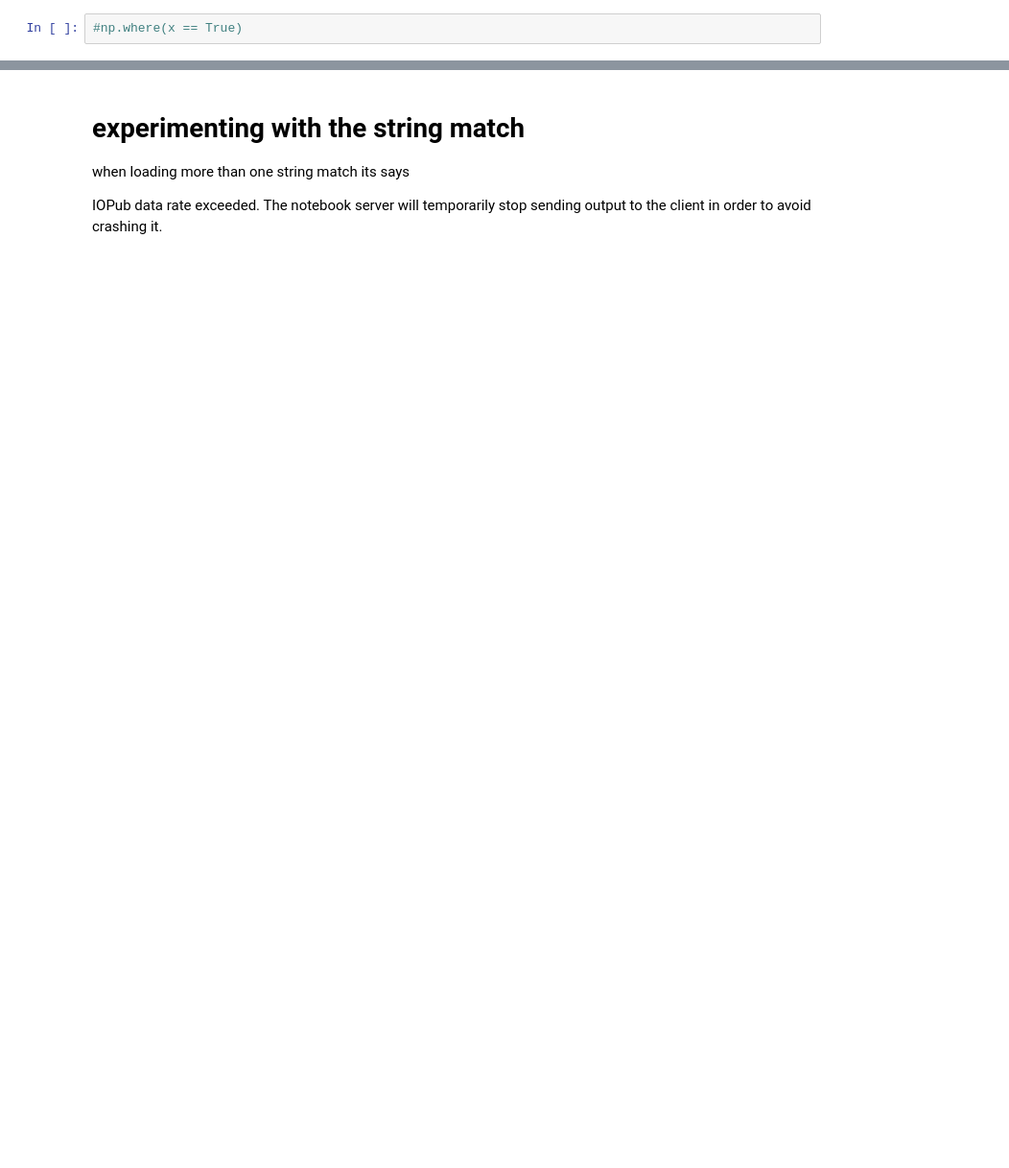
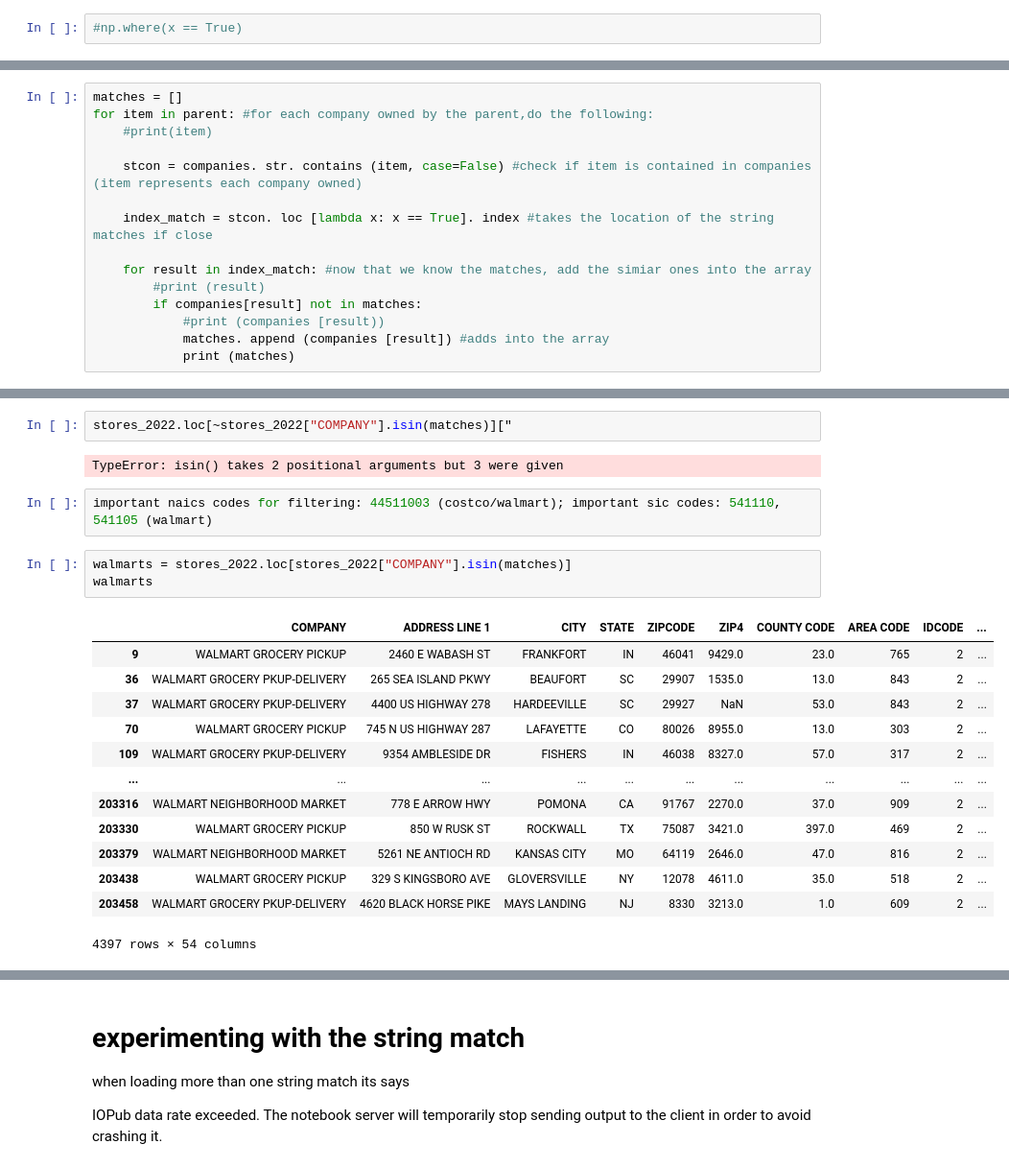
Before and after one commit to uchicago-dsi/rafi-grocery, a Jupyter notebook: String Match Week 3 .ipynb, the cells around one changed output, grey strips where cells are left out. Shown at 96% size. Cells and saved outputs as stored; diff of their text form; blank space fills up the shorter version.

Commit message:
String Match week 3

```diff
--- a/String Match Week 3 .ipynb
+++ b/String Match Week 3 .ipynb
@@ -456,0 +459,15 @@ for item in parent: #for each company owned by the parent,do the following:
+# %%
+matches = []
+for item in parent: #for each company owned by the parent,do the following:
+    #print(item)
+
+    stcon = companies. str. contains (item, case=False) #check if item is contained in companies (item represents each company owned)
+
+    index_match = stcon. loc [lambda x: x == True]. index #takes the location of the string matches if close
+
+    for result in index_match: #now that we know the matches, add the simiar ones into the array
+        #print (result)
+        if companies[result] not in matches:
+            #print (companies [result))
+            matches. append (companies [result]) #adds into the array
+            print (matches)
@@ -456,0 +510,23 @@ for item in parent: #for each company owned by the parent,do the following:
+# %%
+stores_2022.loc[~stores_2022["COMPANY"].isin(matches)]["
+# %% [output]
+TypeError: isin() takes 2 positional arguments but 3 were given
+# %%
+important naics codes for filtering: 44511003 (costco/walmart); important sic codes: 541110, 541105 (walmart)
+# %%
+walmarts = stores_2022.loc[stores_2022["COMPANY"].isin(matches)]
+walmarts
+# %% [output]
+|  | COMPANY | ADDRESS LINE 1 | CITY | STATE | ZIPCODE | ZIP4 | COUNTY CODE | AREA CODE | IDCODE | ... |
+| 9 | WALMART GROCERY PICKUP | 2460 E WABASH ST | FRANKFORT | IN | 46041 | 9429.0 | 23.0 | 765 | 2 | ... |
+| 36 | WALMART GROCERY PKUP-DELIVERY | 265 SEA ISLAND PKWY | BEAUFORT | SC | 29907 | 1535.0 | 13.0 | 843 | 2 | ... |
+| 37 | WALMART GROCERY PKUP-DELIVERY | 4400 US HIGHWAY 278 | HARDEEVILLE | SC | 29927 | NaN | 53.0 | 843 | 2 | ... |
+| 70 | WALMART GROCERY PICKUP | 745 N US HIGHWAY 287 | LAFAYETTE | CO | 80026 | 8955.0 | 13.0 | 303 | 2 | ... |
+| 109 | WALMART GROCERY PKUP-DELIVERY | 9354 AMBLESIDE DR | FISHERS | IN | 46038 | 8327.0 | 57.0 | 317 | 2 | ... |
+| ... | ... | ... | ... | ... | ... | ... | ... | ... | ... | ... |
+| 203316 | WALMART NEIGHBORHOOD MARKET | 778 E ARROW HWY | POMONA | CA | 91767 | 2270.0 | 37.0 | 909 | 2 | ... |
+| 203330 | WALMART GROCERY PICKUP | 850 W RUSK ST | ROCKWALL | TX | 75087 | 3421.0 | 397.0 | 469 | 2 | ... |
+| 203379 | WALMART NEIGHBORHOOD MARKET | 5261 NE ANTIOCH RD | KANSAS CITY | MO | 64119 | 2646.0 | 47.0 | 816 | 2 | ... |
+| 203438 | WALMART GROCERY PICKUP | 329 S KINGSBORO AVE | GLOVERSVILLE | NY | 12078 | 4611.0 | 35.0 | 518 | 2 | ... |
+| 203458 | WALMART GROCERY PKUP-DELIVERY | 4620 BLACK HORSE PIKE | MAYS LANDING | NJ | 8330 | 3213.0 | 1.0 | 609 | 2 | ... |
+4397 rows × 54 columns
```
Also changed, not shown: parts of 16 cells of this notebook.
